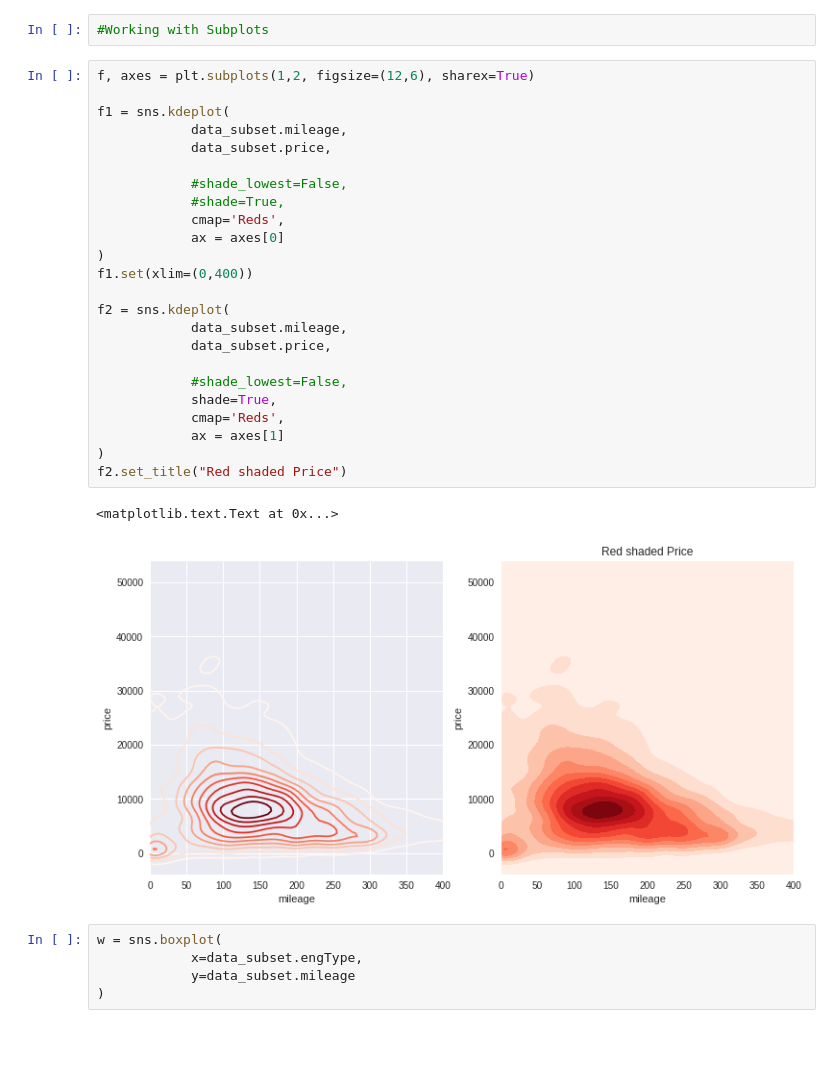
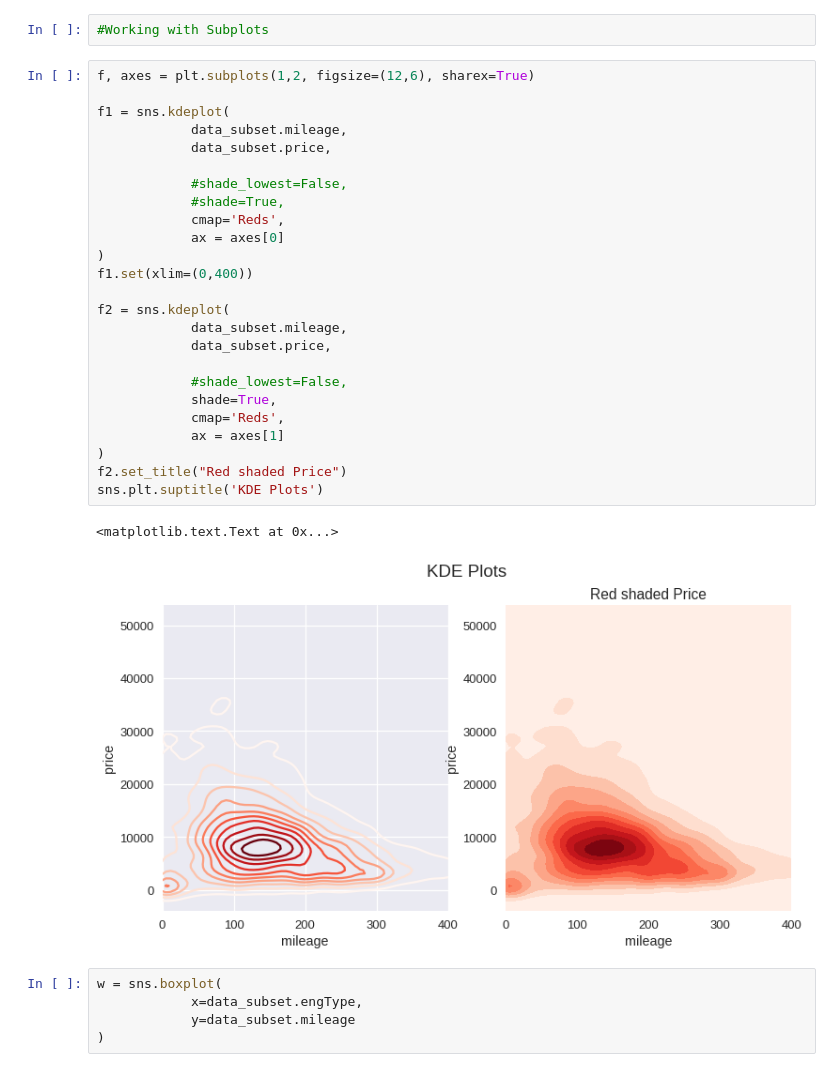
Before and after one commit to amdgd/team-old, a Jupyter notebook: src/Programmatic Visualizations/Seaborn-New.ipynb, the cells around one changed output. Saved outputs shown, nothing was run; the diff lists cells and outputs as text; blank space fills up the shorter version.

```diff
--- a/src/Programmatic Visualizations/Seaborn-New.ipynb
+++ b/src/Programmatic Visualizations/Seaborn-New.ipynb
@@ -338,30 +341,31 @@ k1b = sns.kdeplot(
 # %%
 f, axes = plt.subplots(1,2, figsize=(12,6), sharex=True)
 
 f1 = sns.kdeplot(
             data_subset.mileage,
             data_subset.price,
 
             #shade_lowest=False,
             #shade=True,
             cmap='Reds',
             ax = axes[0]
 )
 f1.set(xlim=(0,400))
 
 f2 = sns.kdeplot(
             data_subset.mileage,
             data_subset.price,
 
             #shade_lowest=False,
             shade=True,
             cmap='Reds',
             ax = axes[1]
 )
 f2.set_title("Red shaded Price")
+sns.plt.suptitle('KDE Plots')
 # %% [output]
 <matplotlib.text.Text at 0x...>
-[figure, old version]
+[figure, new version]
 # %%
 w = sns.boxplot(
             x=data_subset.engType,
```
Also changed, not shown: parts of 11 cells of this notebook, 3 other files.
